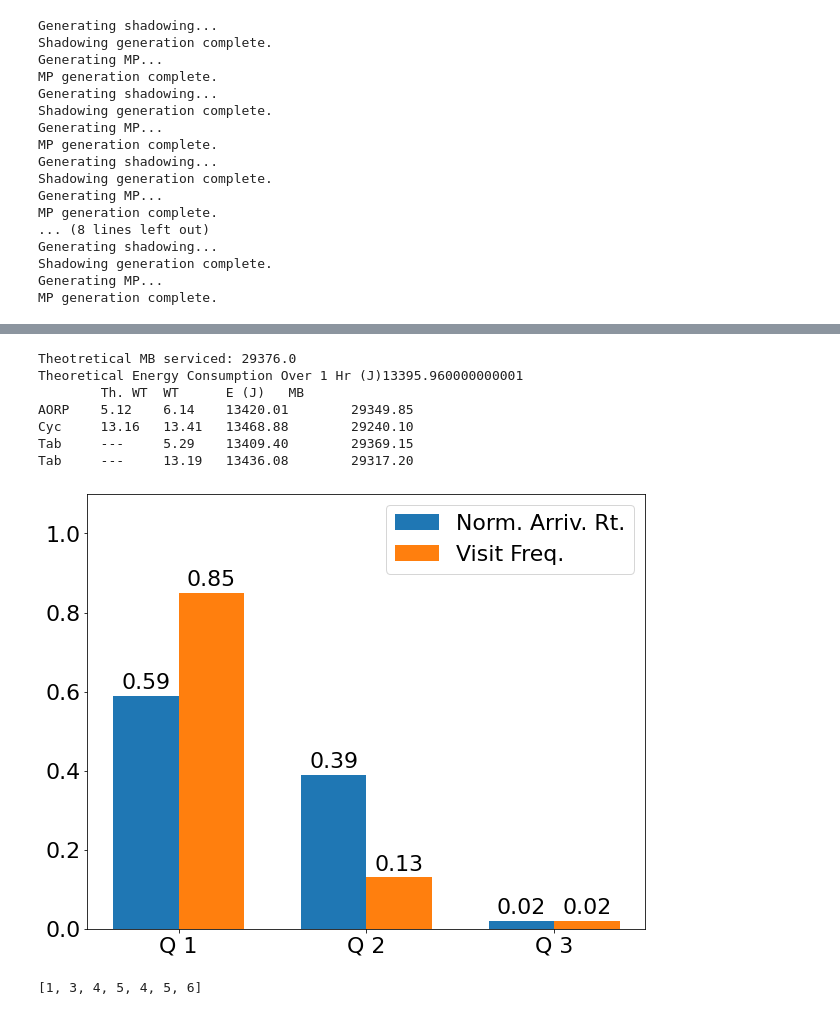
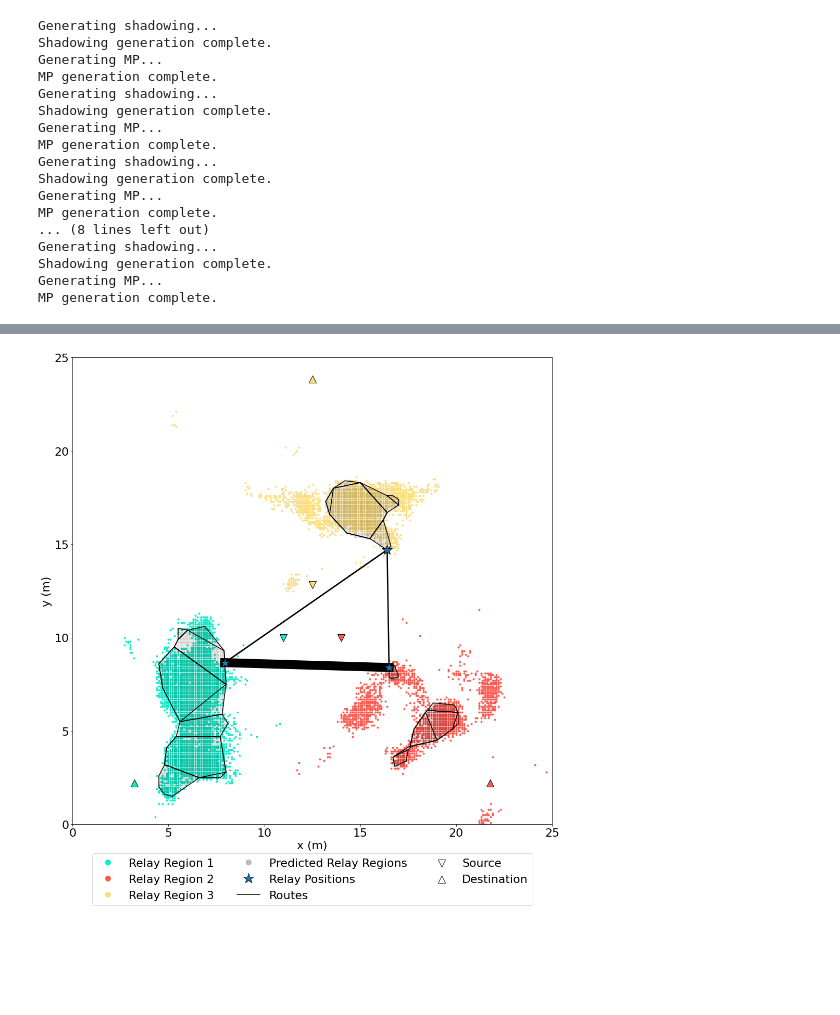
Before and after one commit to zhiyunjiang/CommMotionPlanning, a Jupyter notebook: python/touring_relay/FIG eq tri small.ipynb, the cells around one changed output, grey strips where cells are left out. Cells and saved outputs as stored; diff of their text form; code cells hidden in the pictures; blank space fills up the shorter version.

```diff
--- a/python/touring_relay/FIG eq tri small.ipynb
+++ b/python/touring_relay/FIG eq tri small.ipynb
@@ -275,28 +267,6 @@ sim.plot_AORP(dt_sys, AORP, tjcps, pjcps, qBase, region)
-# %%
-reload(sim)
-motion_power = motion.LinearMotionPower(7.2, 0.29)
-hrs = 1; mins = 0; seconds = 0;
-ps = dt_sys.ps
-TSPNP = {'X':tspn_argmin[0], 'SEQ': tspn_argmin[1]}
-AORP_res, AORP_xt, cyrp_res, cyrp_xt, rtable_res, rtable_xt, tspn_res, tspn_xt = sim.run_sims(ps, AORP, TSPNP, hrs, mins, seconds, motion_power, MOBILE_TX_POWER.W)
-# %% [output]
-Theotretical MB serviced: 29376.0
-Theoretical Energy Consumption Over 1 Hr (J)13395.960000000001
-        Th. WT  WT      E (J)   MB
-AORP    5.12    6.14    13420.01        29349.85
-Cyc     13.16   13.41   13468.88        29240.10
-Tab     ---     5.29    13409.40        29369.15
-Tab     ---     13.19   13436.08        29317.20
-# %%
-reload(sim)
-sim.plot_els_w_pis(np.array(els)/sum(els), AORP['pi'])
-plt.savefig('policy_eqt_small_%d_pth_%.2f_gammath_%d.png'%(n, p_th, GAMMA_TH),format='png')
-# %% [output]
-[figure, removed]
-# %%
-a = [1,3,4,5]
-b = [4,5,6]
-a+=b
-print(a)
-# %% [output]
-[1, 3, 4, 5, 4, 5, 6]
+# %%
+reload(sim)
+sim.plot_AORP(dt_sys, AORPS[2], tjcps, pjcps, qBase, region)
+sim.save_plt('eq_tri_small_AORP_v5.png')
+# %% [output]
+[figure, added]
```
Also changed, not shown: parts of 13 cells of this notebook, 14 other files.
